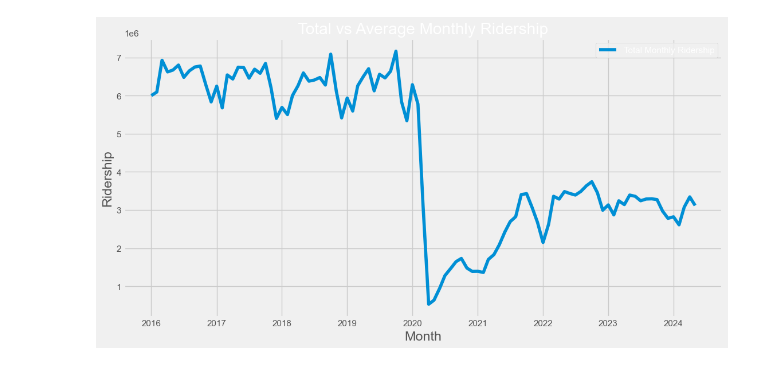
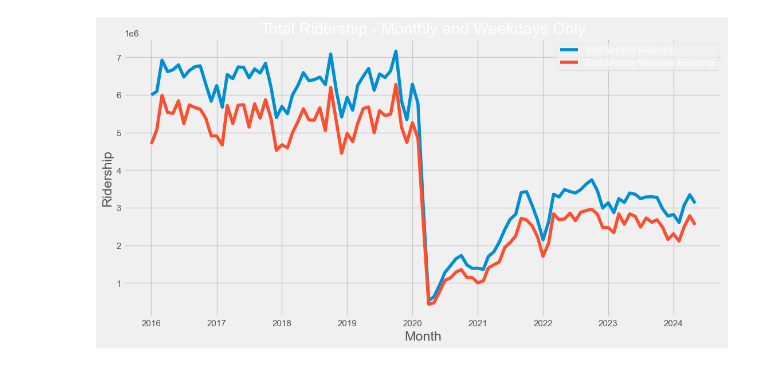
Before and after one commit to csvidit/mbta-data-analyses, a Jupyter notebook: project.ipynb, the cells around one changed output. Cells and saved outputs as stored; diff of their text form; code cells hidden in the pictures.

```diff
--- a/project.ipynb
+++ b/project.ipynb
@@ -26,17 +26,23 @@ data["total_monthly_weekday_ridership"] = data[
 # %%
 plt.figure(figsize=(12, 6))
 sns.lineplot(
     data=data,
     x=data.index,
     y="total_monthly_ridership",
     label="Total Monthly Ridership",
 )
+sns.lineplot(
+    data=data,
+    x=data.index,
+    y="total_monthly_weekday_ridership",
+    label="Total Monthly Weekday Ridership",
+)
 
-plt.title('Total vs Average Monthly Ridership')
+plt.title("Total Ridership - Monthly and Weekdays Only")
 plt.xlabel('Month')
 plt.ylabel('Ridership')
 plt.legend()
 plt.grid(True)
 plt.show()
 # %% [output]
-[figure, old version]
+[figure, new version]
```
Also changed, not shown: parts of 2 cells of this notebook, 31 other files.
